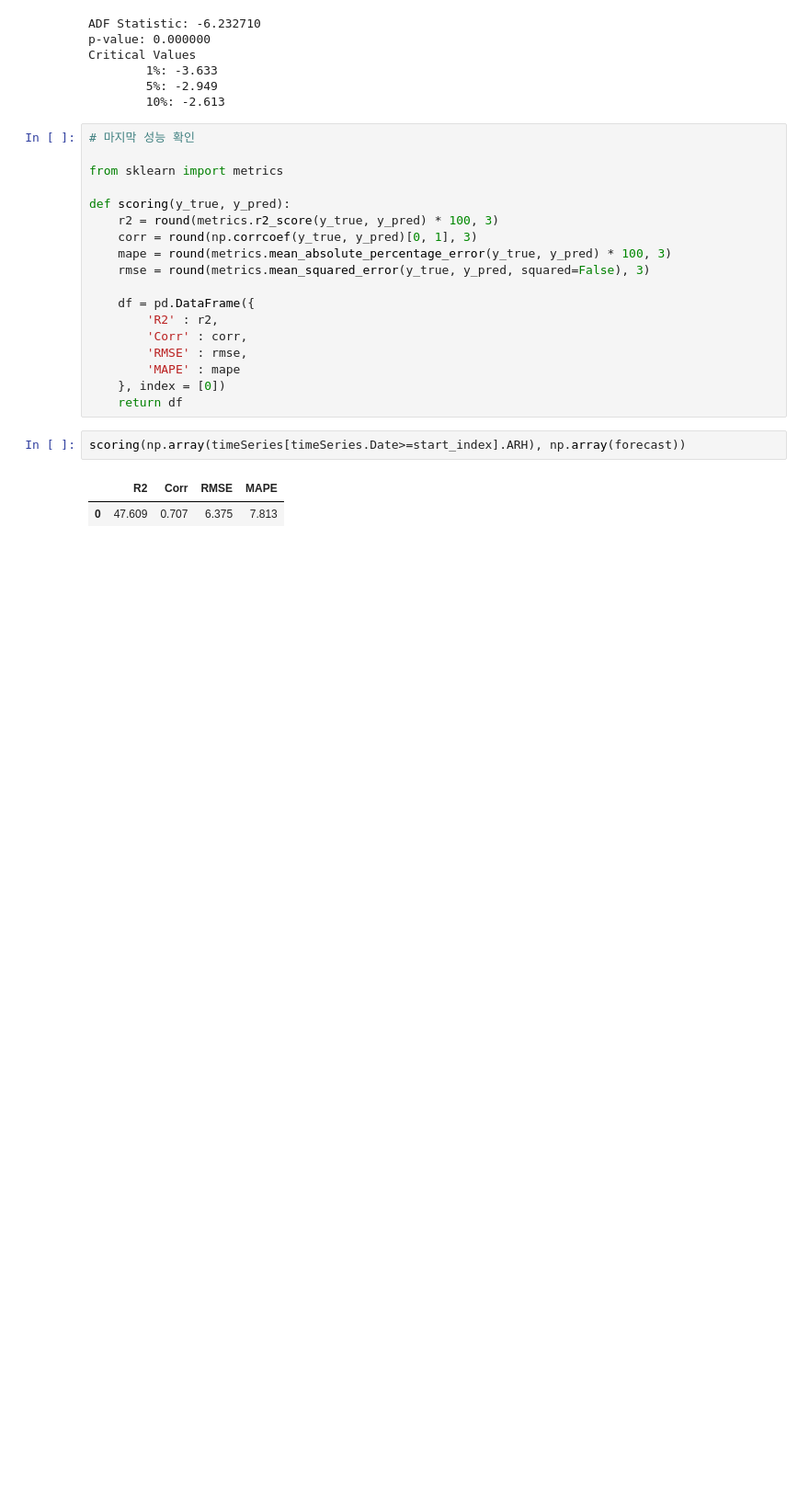
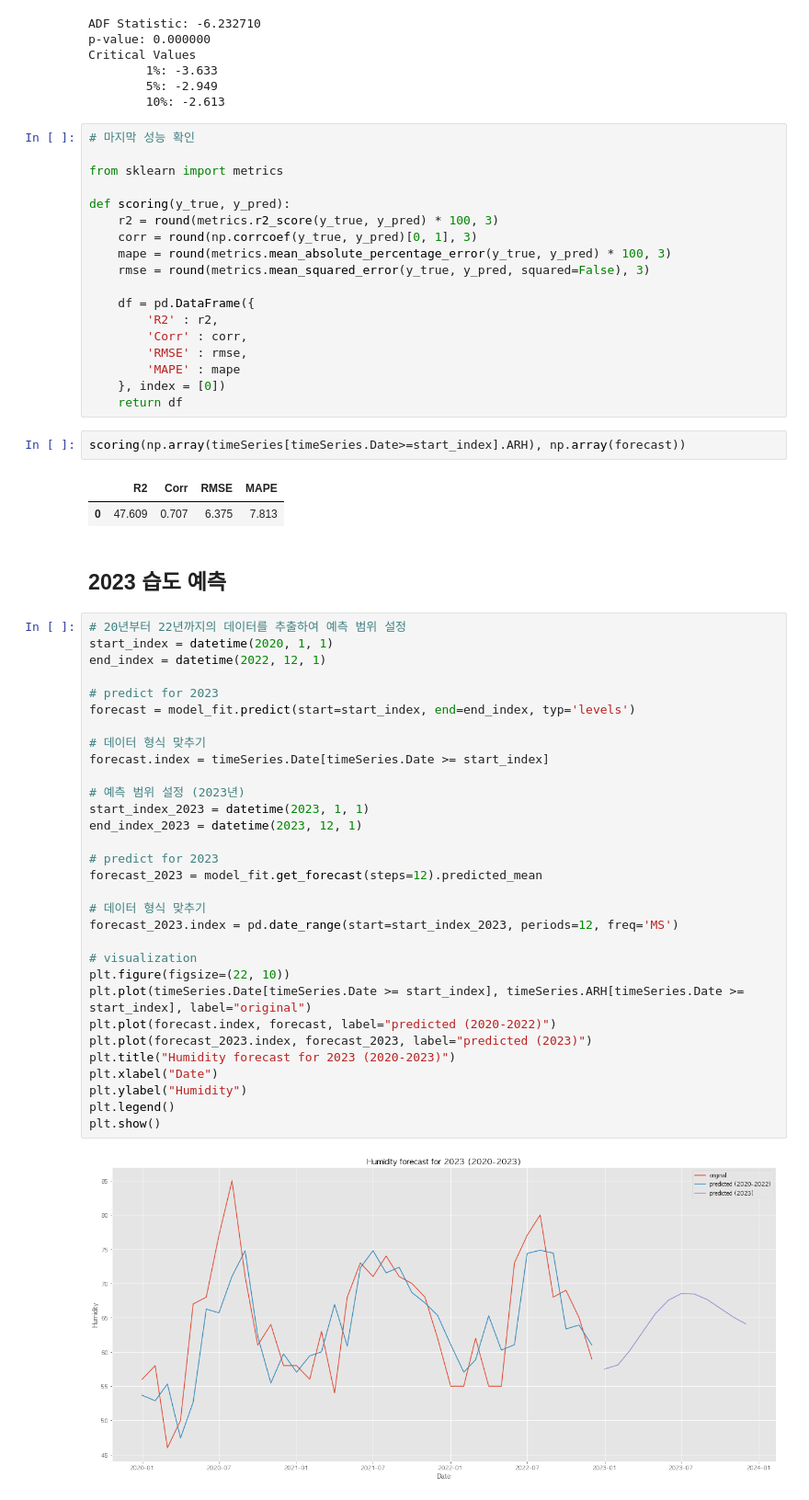
Before and after one commit to limyerin/Data-Youth-Campus, a Jupyter notebook: 습도데이터 + ARIMA.ipynb, the cells around one changed output. Shown at 92% size. Cells and saved outputs as stored; diff of their text form; blank space fills up the shorter version.

```diff
--- a/습도데이터 + ARIMA.ipynb
+++ b/습도데이터 + ARIMA.ipynb
@@ -295,3 +295,38 @@ scoring(np.array(timeSeries[timeSeries.Date>=start_index].ARH), np.array(forecas
 # %% [output]
 |  | R2 | Corr | RMSE | MAPE |
 | 0 | 47.609 | 0.707 | 6.375 | 7.813 |
+# %% [markdown]
+## 2023 습도 예측
+# %%
+# 20년부터 22년까지의 데이터를 추출하여 예측 범위 설정
+start_index = datetime(2020, 1, 1)
+end_index = datetime(2022, 12, 1)
+
+# predict for 2023
+forecast = model_fit.predict(start=start_index, end=end_index, typ='levels')
+
+# 데이터 형식 맞추기
+forecast.index = timeSeries.Date[timeSeries.Date >= start_index]
+
+# 예측 범위 설정 (2023년)
+start_index_2023 = datetime(2023, 1, 1)
+end_index_2023 = datetime(2023, 12, 1)
+
+# predict for 2023
+forecast_2023 = model_fit.get_forecast(steps=12).predicted_mean
+
+# 데이터 형식 맞추기
+forecast_2023.index = pd.date_range(start=start_index_2023, periods=12, freq='MS')
+
+# visualization
+plt.figure(figsize=(22, 10))
+plt.plot(timeSeries.Date[timeSeries.Date >= start_index], timeSeries.ARH[timeSeries.Date >= start_index], label="original")
+plt.plot(forecast.index, forecast, label="predicted (2020-2022)")
+plt.plot(forecast_2023.index, forecast_2023, label="predicted (2023)")
+plt.title("Humidity forecast for 2023 (2020-2023)")
+plt.xlabel("Date")
+plt.ylabel("Humidity")
+plt.legend()
+plt.show()
+# %% [output]
+[figure, added]
```
